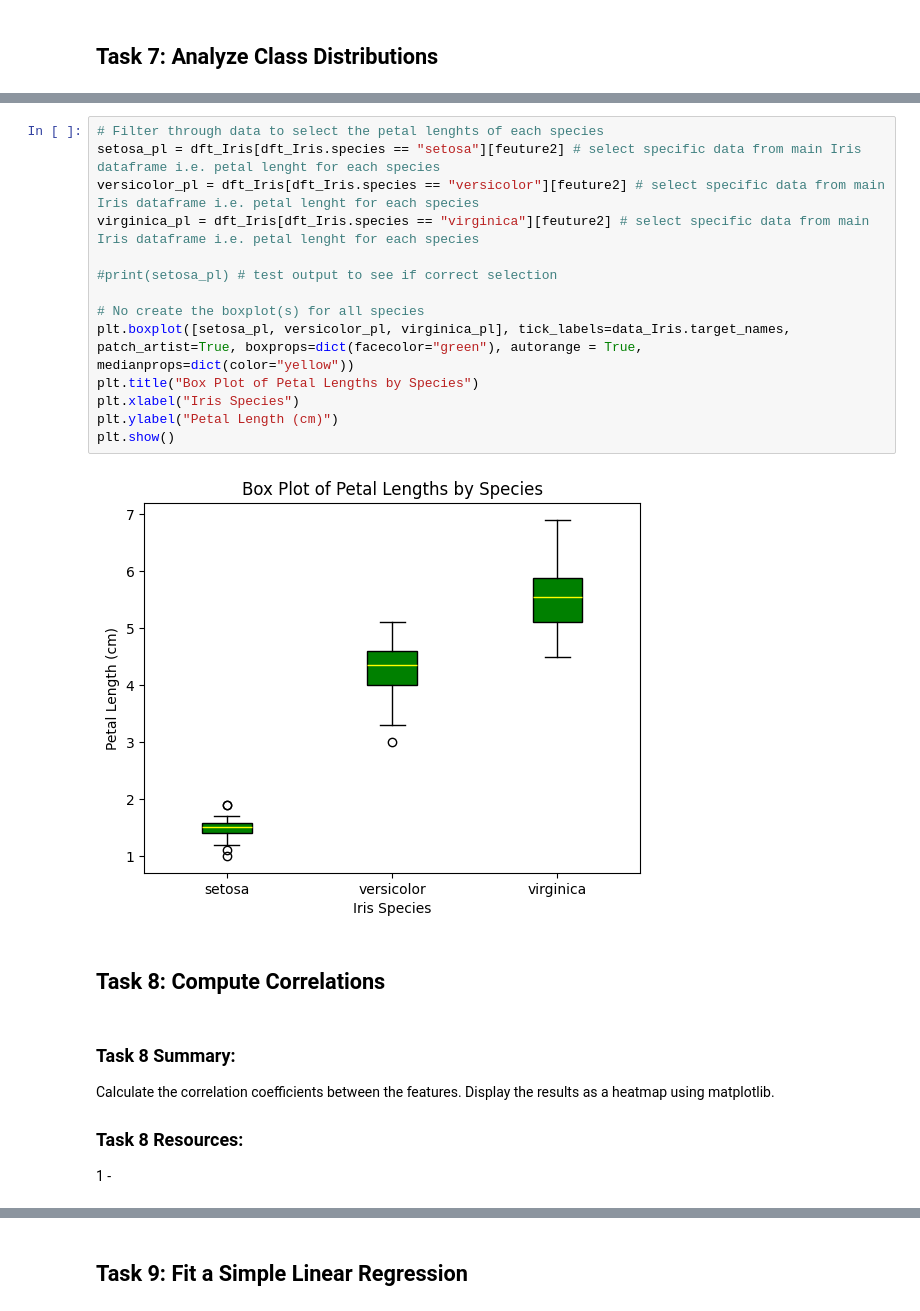
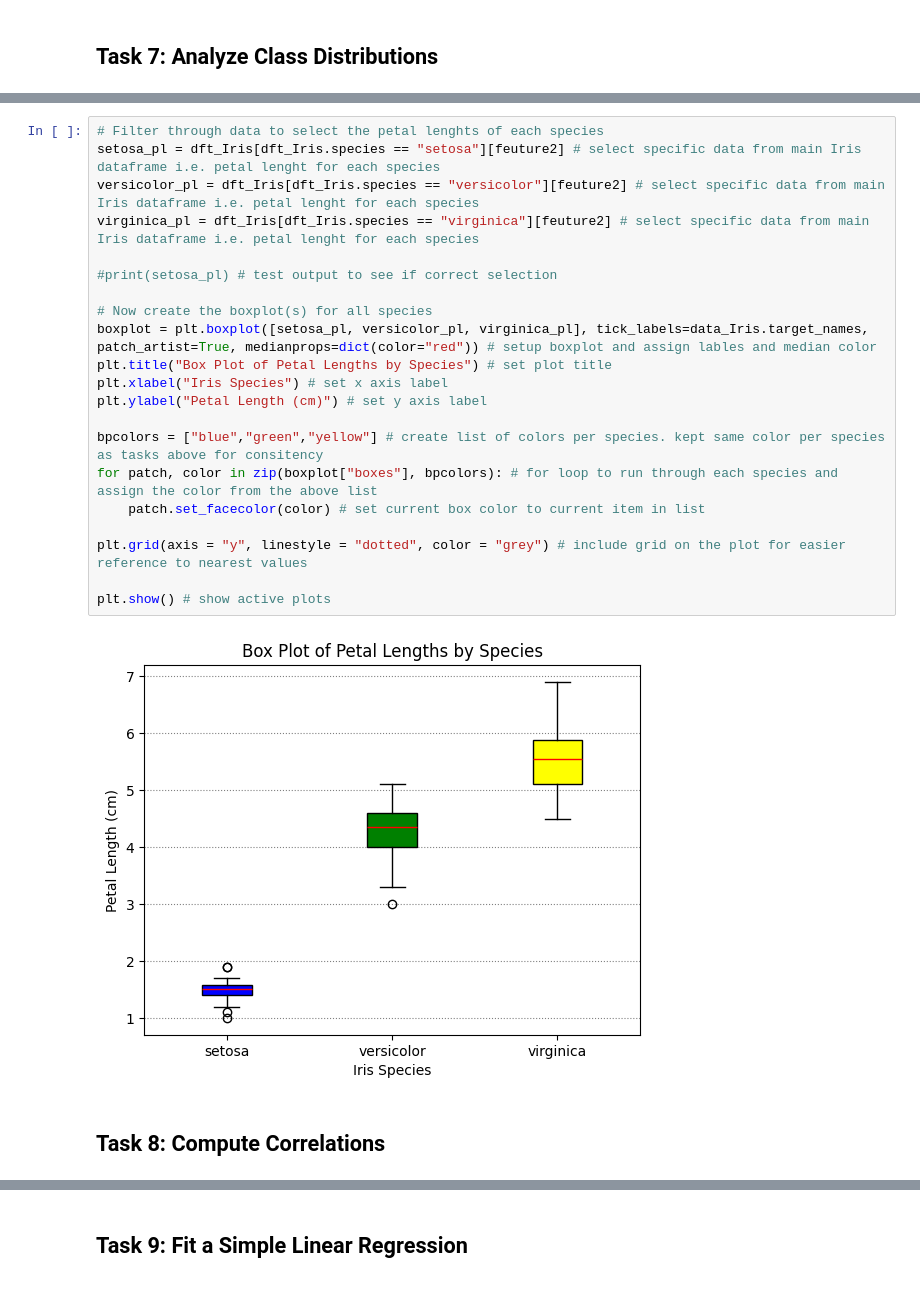
Before and after one commit to Hugo-van-Zyl/principles_of_data_analytics, a Jupyter notebook: tasks.ipynb, the cells around one changed output, grey strips where cells are left out. Drawn from its saved outputs; the diff is of its cells as text.

```diff
--- a/tasks.ipynb
+++ b/tasks.ipynb
@@ -395,24 +397,25 @@ Create box-plots of the petal lengths for each of the three classes.
 # %%
 # Filter through data to select the petal lenghts of each species
 setosa_pl = dft_Iris[dft_Iris.species == "setosa"][feuture2] # select specific data from main Iris dataframe i.e. petal lenght for each species
 versicolor_pl = dft_Iris[dft_Iris.species == "versicolor"][feuture2] # select specific data from main Iris dataframe i.e. petal lenght for each species
 virginica_pl = dft_Iris[dft_Iris.species == "virginica"][feuture2] # select specific data from main Iris dataframe i.e. petal lenght for each species
 
 #print(setosa_pl) # test output to see if correct selection
 
-# No create the boxplot(s) for all species
-plt.boxplot([setosa_pl, versicolor_pl, virginica_pl], tick_labels=data_Iris.target_names, patch_artist=True, boxprops=dict(facecolor="green"), autorange = True, medianprops=dict(color="yellow"))
-plt.title("Box Plot of Petal Lengths by Species")
-plt.xlabel("Iris Species")
-plt.ylabel("Petal Length (cm)")
-plt.show()
+# Now create the boxplot(s) for all species
+boxplot = plt.boxplot([setosa_pl, versicolor_pl, virginica_pl], tick_labels=data_Iris.target_names, patch_artist=True, medianprops=dict(color="red")) # setup boxplot and assign lables and median color
+plt.title("Box Plot of Petal Lengths by Species") # set plot title
+plt.xlabel("Iris Species") # set x axis label
+plt.ylabel("Petal Length (cm)") # set y axis label
+
+bpcolors = ["blue","green","yellow"] # create list of colors per species. kept same color per species as tasks above for consitency
+for patch, color in zip(boxplot["boxes"], bpcolors): # for loop to run through each species and assign the color from the above list
+    patch.set_facecolor(color) # set current box color to current item in list
+
+plt.grid(axis = "y", linestyle = "dotted", color = "grey") # include grid on the plot for easier reference to nearest values
+
+plt.show() # show active plots
 # %% [output]
-[figure, old version]
+[figure, new version]
 # %% [markdown]
 ## Task 8: Compute Correlations
-# %% [markdown]
-### Task 8 Summary:
-Calculate the correlation coefficients between the features. Display the results as a heatmap using matplotlib.
-
-### Task 8 Resources:
-1 -
```
Also changed, not shown: parts of 4 cells of this notebook.
